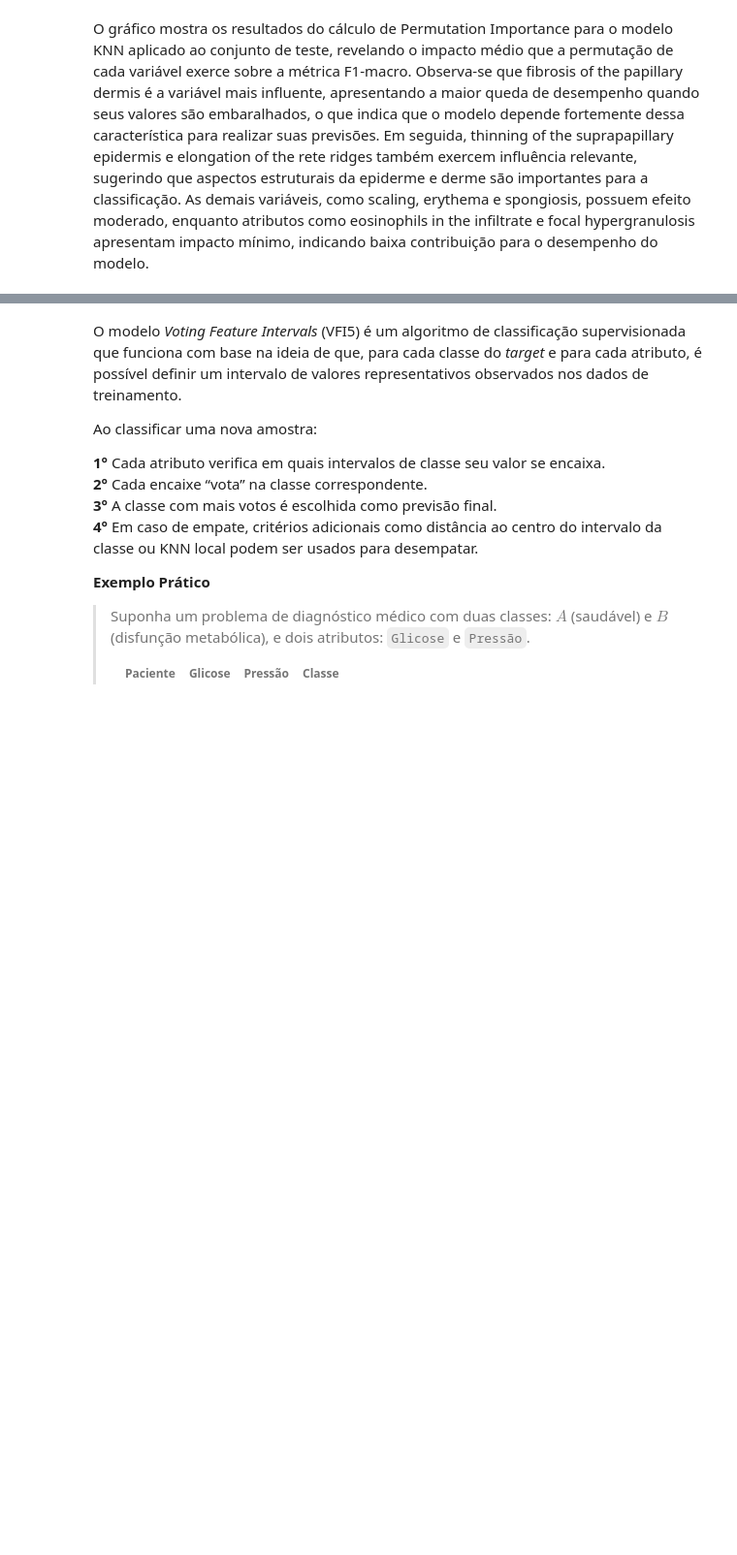
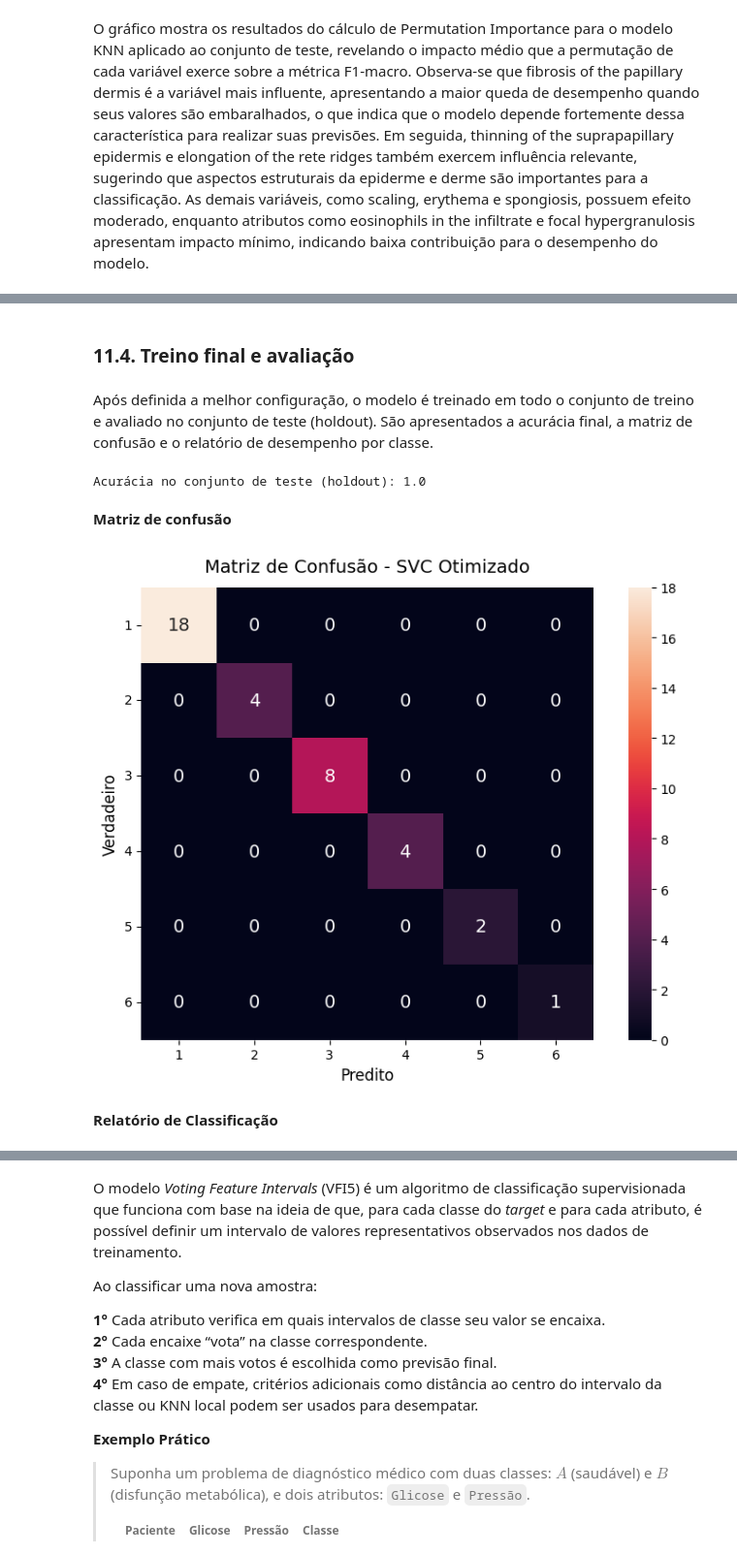
Before and after one commit to joaomarengo/Projeto-Machine-Learning, a Jupyter notebook: notebook/projeto_final.ipynb, the cells around one changed output, grey strips where cells are left out. Shown: that part at 97% size. Cells and saved outputs as stored; diff of their text form; code cells hidden in the pictures; blank space fills up the shorter version.

```diff
--- a/notebook/projeto_final.ipynb
+++ b/notebook/projeto_final.ipynb
@@ -486,0 +916,49 @@ O gráfico mostra os resultados do cálculo de Permutation Importance para o mod
+# %% [markdown]
+### 11.4. Treino final e avaliação
+# %% [markdown]
+Após definida a melhor configuração, o modelo é treinado em todo o conjunto de treino e avaliado no conjunto de teste (holdout).
+São apresentados a acurácia final, a matriz de confusão e o relatório de desempenho por classe.
+# %%
+best_C = study.best_params["C"]
+best_gamma = study.best_params["gamma"]
+
+final_pipe = Pipeline([
+    ("scaler", StandardScaler()),
+    ("svc", SVC(kernel="rbf", C=best_C, gamma=best_gamma))
+])
+
+final_pipe.fit(X_treino, y_treino)
+
+
+test_acc = final_pipe.score(X_teste, y_teste)
+print("Acurácia no conjunto de teste (holdout):", test_acc)
+
+y_pred_svm = final_pipe.predict(X_teste)
+# %% [output]
+Acurácia no conjunto de teste (holdout): 1.0
+# %% [markdown]
+**Matriz de confusão**
+# %%
+y_pred_svm = final_pipe.predict(X_teste)
+
+# ordem_labels = np.unique(y_teste)
+matriz_conf = confusion_matrix(y_teste, y_pred_svm, labels=ordem_labels)
+
+df_conf = pd.DataFrame(matriz_conf, index=ordem_labels, columns=ordem_labels)
+
+
+plt.figure(figsize=(8, 6))
+sns.heatmap(df_conf, annot=True, fmt="d",
+            cbar=True, square=True, annot_kws={"size": 14})
+
+plt.xlabel("Predito", fontsize=12)
+plt.ylabel("Verdadeiro", fontsize=12)
+plt.title("Matriz de Confusão - SVC Otimizado", fontsize=14, pad=12)
+plt.xticks(rotation=0)
+plt.yticks(rotation=0)
+plt.tight_layout()
+plt.show()
+# %% [output]
+[figure, added]
+# %% [markdown]
+**Relatório de Classificação**
```
Also changed, not shown: parts of 103 cells of this notebook.
